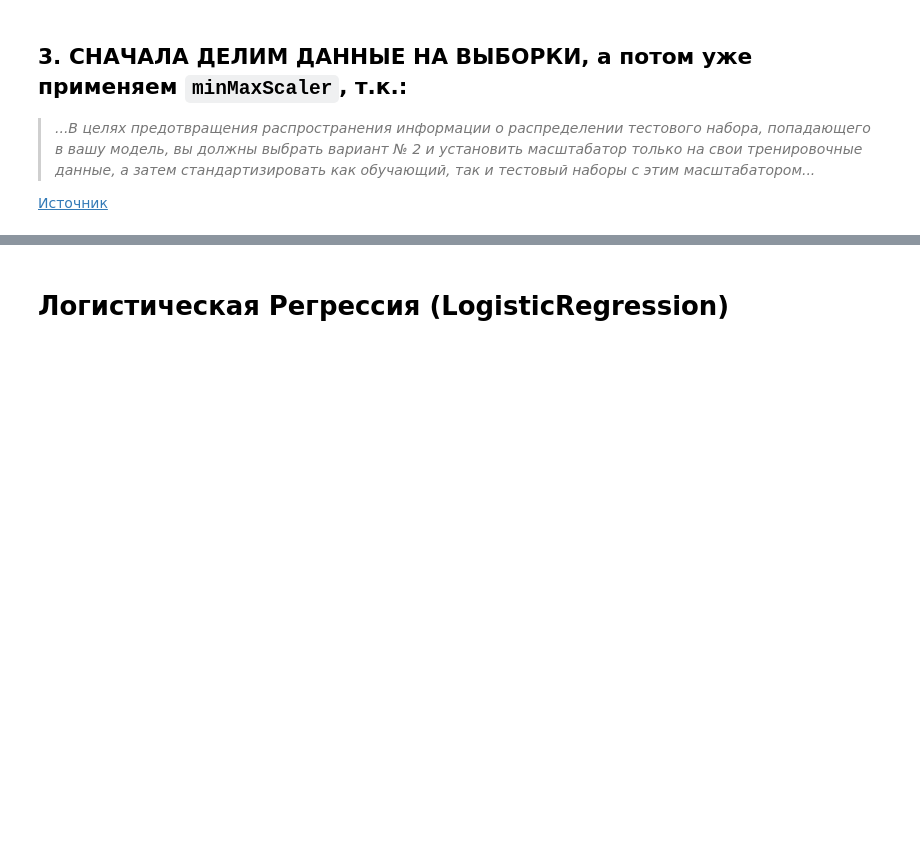
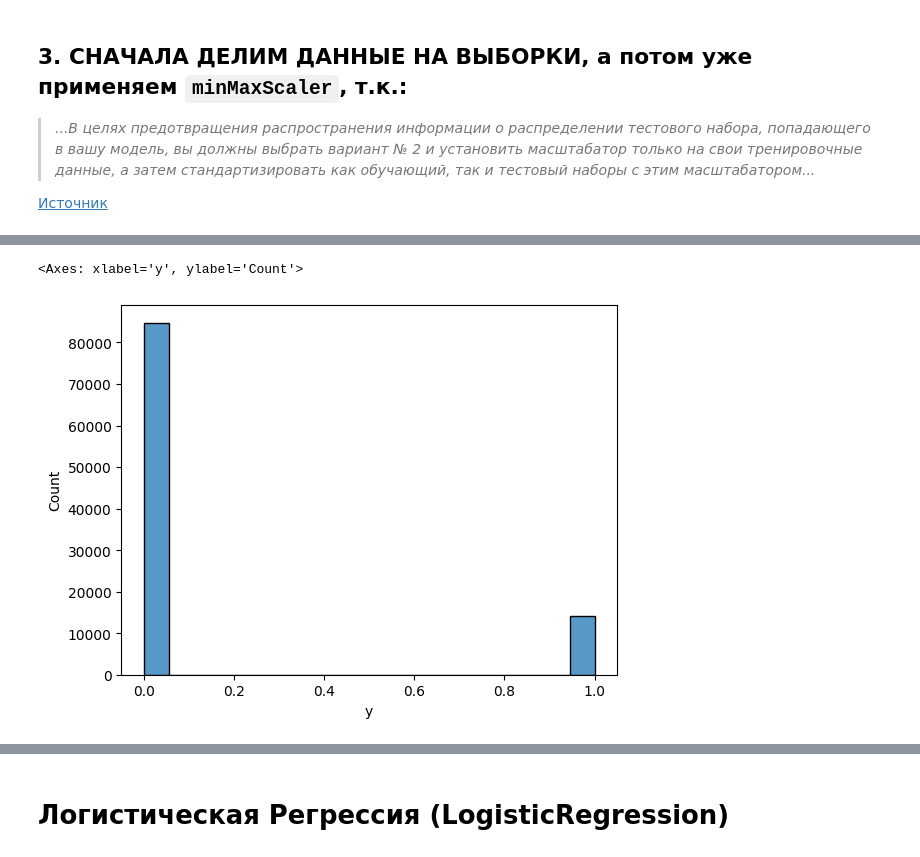
Before and after one commit to plugg1N/aiijc-team-task-2023, a Jupyter notebook: aiijc-solution.ipynb, the cells around one changed output, grey strips where cells are left out. Cells and saved outputs as stored; diff of their text form; code cells hidden in the pictures; blank space fills up the shorter version.

```diff
--- a/aiijc-solution.ipynb
+++ b/aiijc-solution.ipynb
@@ -258,0 +305,5 @@ memory usage: 6.0 MB
+# %%
+sns.histplot(X_y['y'])
+# %% [output]
+<Axes: xlabel='y', ylabel='Count'>
+[figure, added]
```
Also changed, not shown: parts of 41 cells of this notebook.
